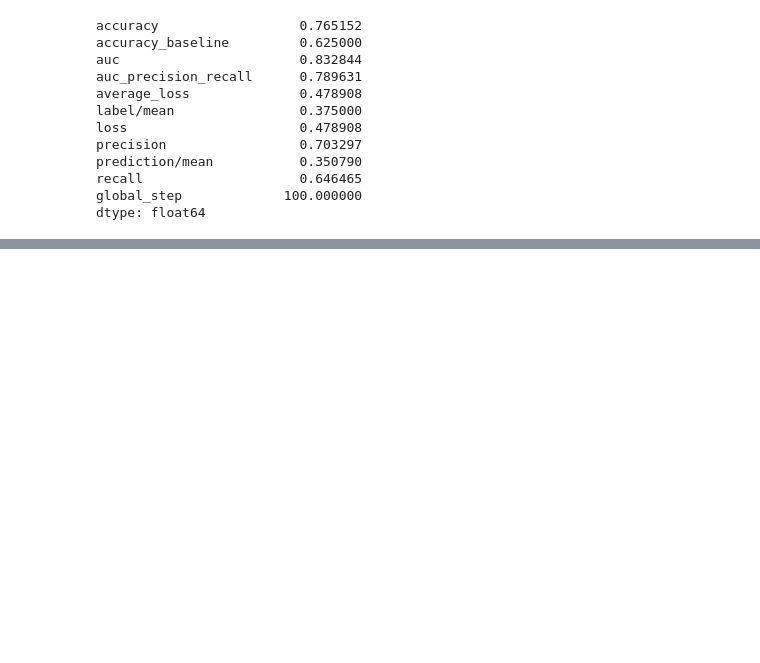
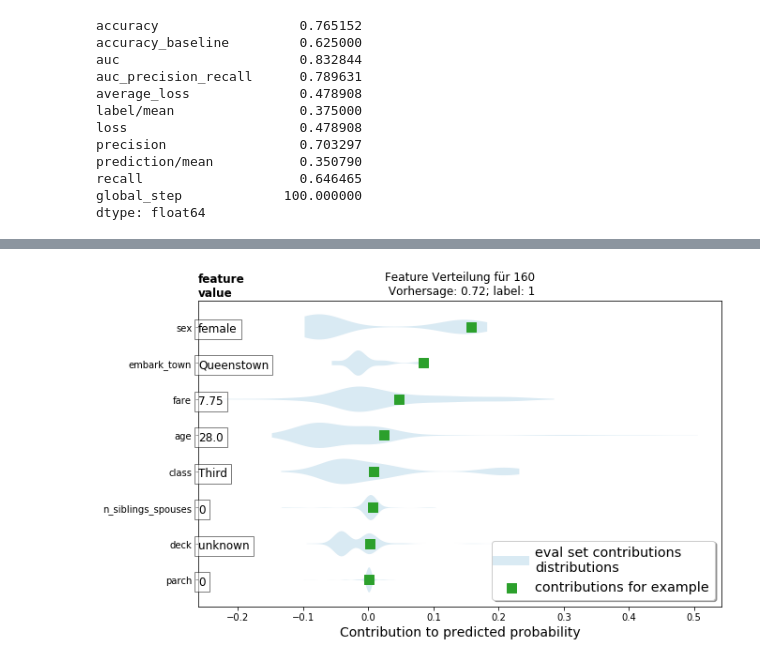
Before and after one commit to DerNiccoo/TensorFlow-training, a Jupyter notebook: 2.1 Estimator.ipynb, the cells around one changed output, grey strips where cells are left out. Saved outputs shown, nothing was run; the diff lists cells and outputs as text; code cells hidden in the pictures; blank space fills up the shorter version.

```diff
--- a/2.1 Estimator.ipynb
+++ b/2.1 Estimator.ipynb
@@ -492,0 +646,4 @@ print(pd.Series(result))
+# %%
+import matplotlib.pyplot as plt
+import seaborn as sns
+sns_colors = sns.color_palette('colorblind') # Nice.
@@ -492,0 +786,6 @@ print(pd.Series(result))
+# %%
+dist_violin_plot(df_dfc, ID)
+plt.title('Feature Verteilung für {}\n Vorhersage: {:1.2f}; label: {}'.format(ID, probs[ID], labels[ID]))
+plt.show()
+# %% [output]
+[figure, added]
```
Also changed, not shown: parts of 29 cells of this notebook.
